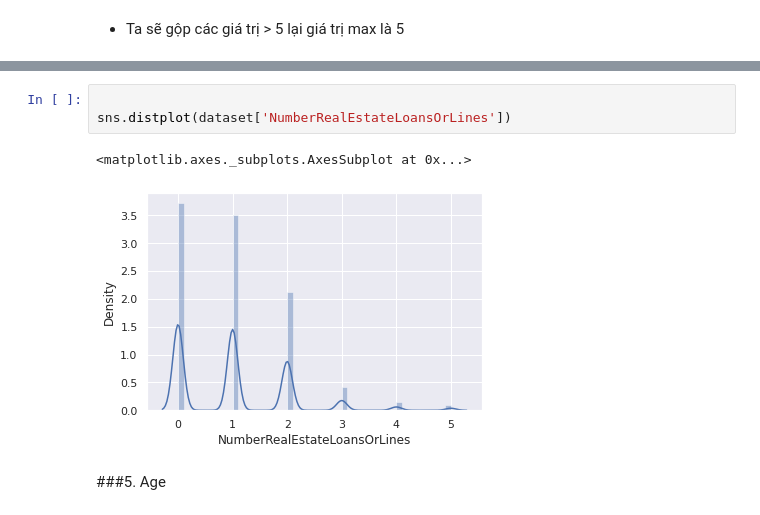
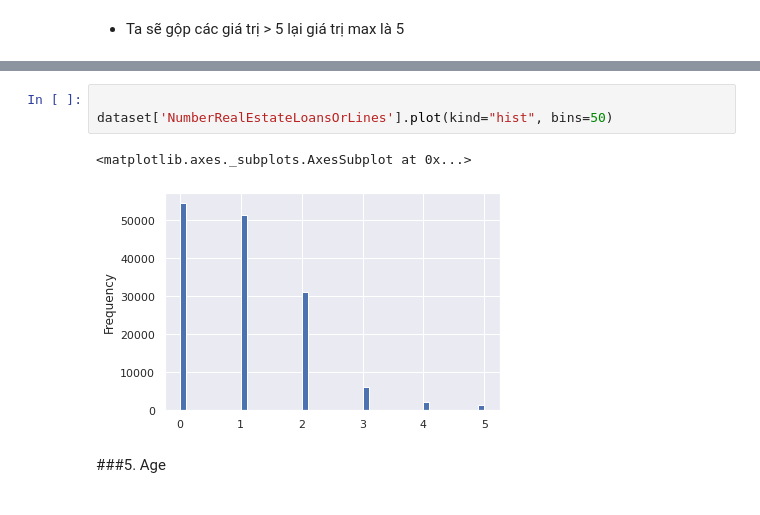
Before and after one commit to NguyenHien19/Credit-risk-for-bank-user, a Jupyter notebook: PTDL.ipynb, the cells around one changed output, grey strips where cells are left out. Saved outputs shown, nothing was run; the diff lists cells and outputs as text.

```diff
--- a/PTDL.ipynb
+++ b/PTDL.ipynb
@@ -372,10 +370,10 @@ max           5.000000
 Name: NumberRealEstateLoansOrLines, dtype: float64
 # %%
 
-sns.distplot(dataset['NumberRealEstateLoansOrLines'])
+dataset['NumberRealEstateLoansOrLines'].plot(kind="hist", bins=50)
 # %% [output]
 <matplotlib.axes._subplots.AxesSubplot at 0x...>
-[figure, old version]
+[figure, new version]
 # %% [markdown]
 ###5. Age
 # %%
```
Also changed, not shown: parts of 55 cells of this notebook.
